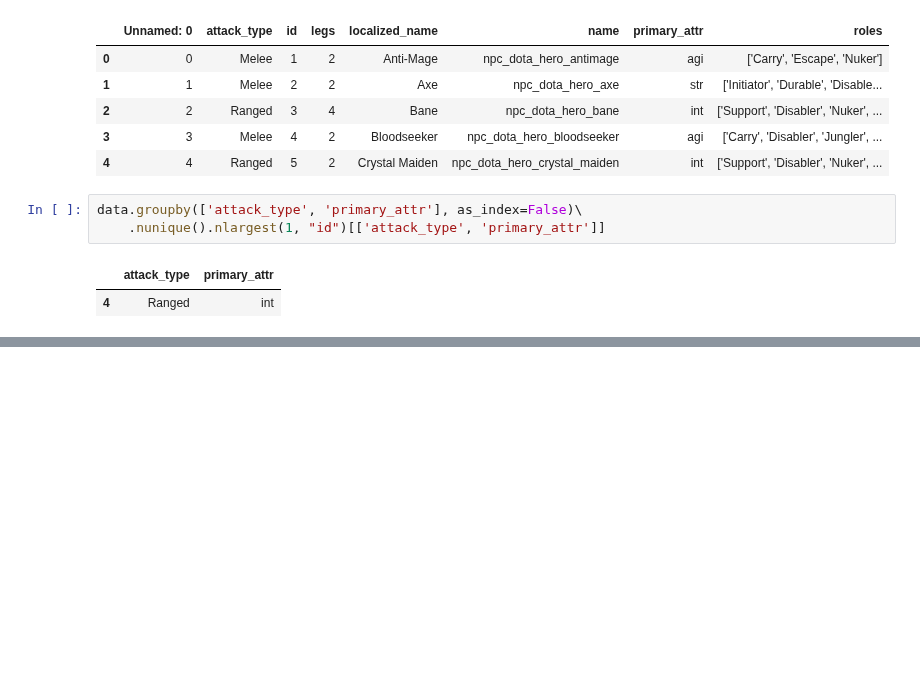
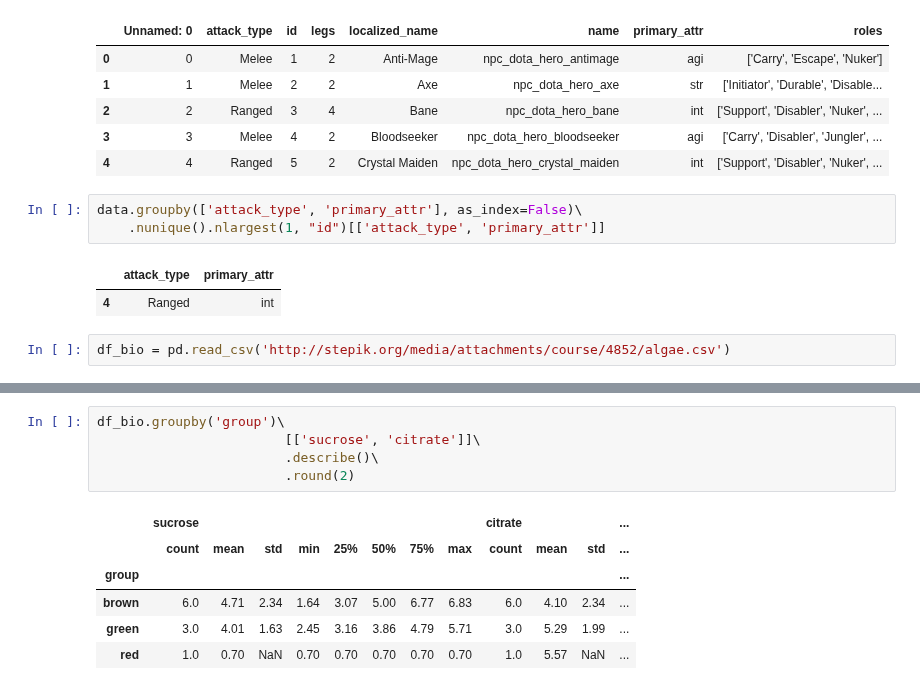
Before and after one commit to Venchislav/Data-Science, a Jupyter notebook: FunStuffPd.ipynb, the cells around one changed output, grey strips where cells are left out. Drawn from its saved outputs; the diff is of its cells as text; blank space fills up the shorter version.

```diff
--- a/FunStuffPd.ipynb
+++ b/FunStuffPd.ipynb
@@ -45,3 +45,5 @@ data.groupby(['attack_type', 'primary_attr'], as_index=False)\
 # %% [output]
 |  | attack_type | primary_attr |
 | 4 | Ranged | int |
+# %%
+df_bio = pd.read_csv('http://stepik.org/media/attachments/course/4852/algae.csv')
@@ -47,0 +67,12 @@ data.groupby(['attack_type', 'primary_attr'], as_index=False)\
+# %%
+df_bio.groupby('group')\
+                        [['sucrose', 'citrate']]\
+                        .describe()\
+                        .round(2)
+# %% [output]
+|  | sucrose |  |  |  |  |  |  |  | citrate |  |  | ... |
+|  | count | mean | std | min | 25% | 50% | 75% | max | count | mean | std | ... |
+| group |  |  |  |  |  |  |  |  |  |  |  | ... |
+| brown | 6.0 | 4.71 | 2.34 | 1.64 | 3.07 | 5.00 | 6.77 | 6.83 | 6.0 | 4.10 | 2.34 | ... |
+| green | 3.0 | 4.01 | 1.63 | 2.45 | 3.16 | 3.86 | 4.79 | 5.71 | 3.0 | 5.29 | 1.99 | ... |
+| red | 1.0 | 0.70 | NaN | 0.70 | 0.70 | 0.70 | 0.70 | 0.70 | 1.0 | 5.57 | NaN | ... |
```
Also changed, not shown: parts of 2 cells of this notebook.
